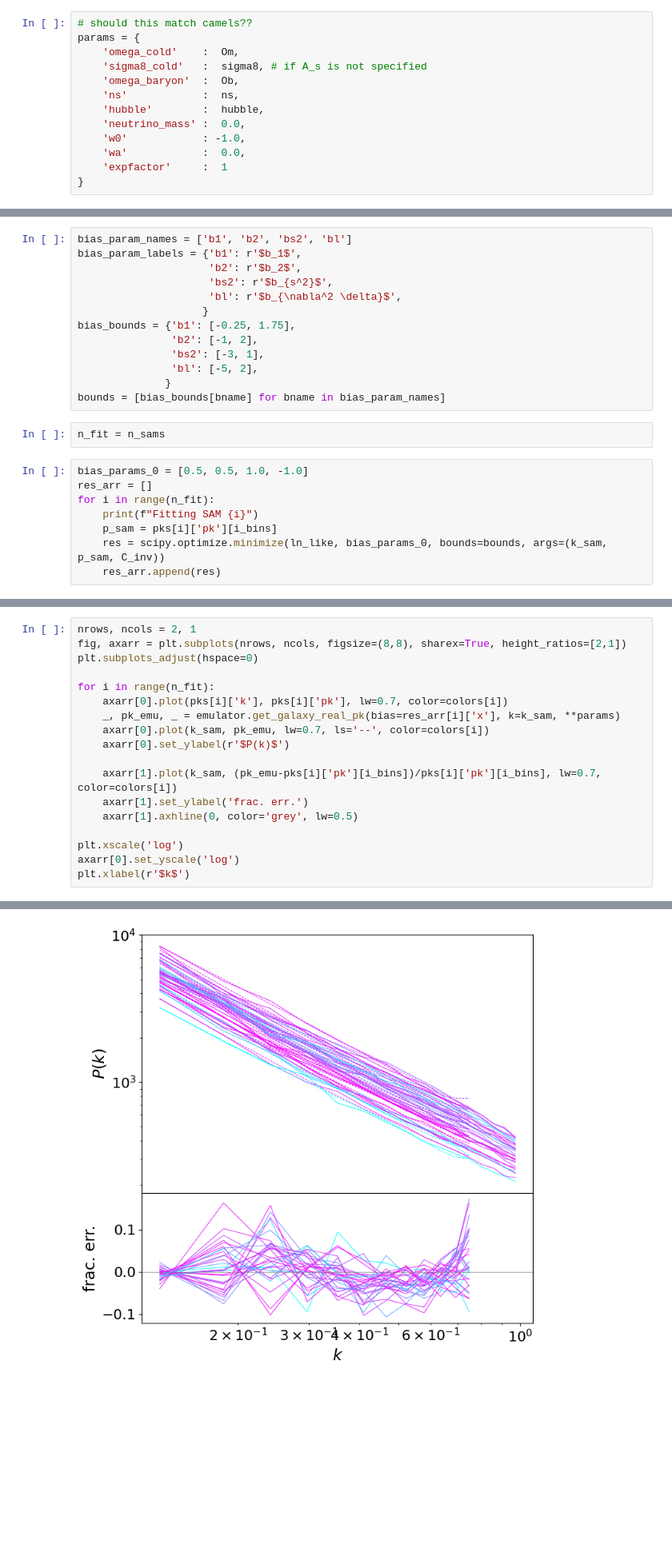
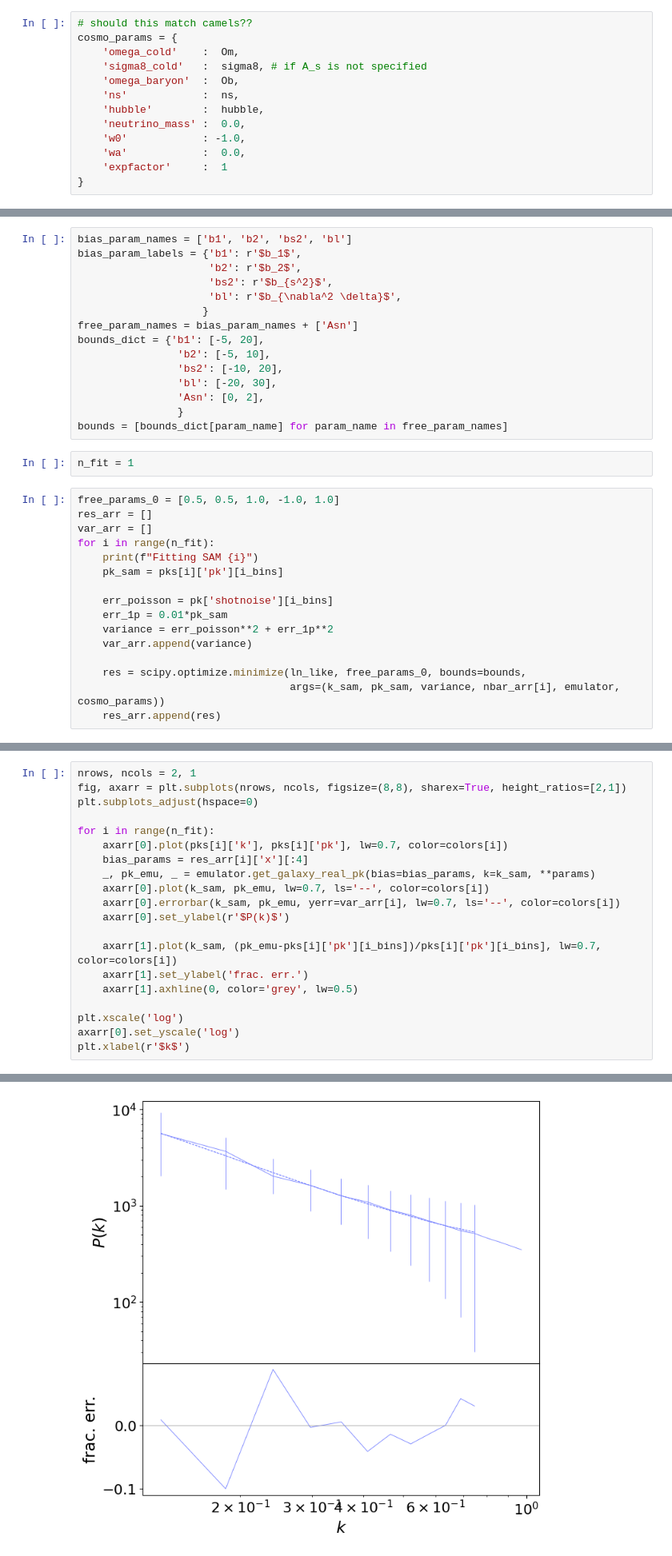
Before and after one commit to kstoreyf/biasexp-target-observable, a Jupyter notebook: notebooks/2023-12-24_camels-sam_biasexp_fit.ipynb, the cells around one changed output, grey strips where cells are left out. Shown at 80% size. Saved outputs shown, nothing was run; the diff lists cells and outputs as text; blank space fills up the shorter version.

```diff
--- a/notebooks/2023-12-24_camels-sam_biasexp_fit.ipynb
+++ b/notebooks/2023-12-24_camels-sam_biasexp_fit.ipynb
@@ -494,7 +497,7 @@ https://scikit-learn.org/stable/model_persistence.html#security-maintainability-
 #k = np.logspace(-1.9, np.log10(emulator.emulator['nonlinear']['k'].max()), num=100)
 # %%
 # should this match camels??
-params = {
+cosmo_params = {
     'omega_cold'    :  Om,
     'sigma8_cold'   :  sigma8, # if A_s is not specified
     'omega_baryon'  :  Ob,
@@ -526,21 +535,31 @@ bias_param_labels = {'b1': r'$b_1$',
                      'bs2': r'$b_{s^2}$',
                      'bl': r'$b_{\nabla^2 \delta}$',
                     }
-bias_bounds = {'b1': [-0.25, 1.75],
-               'b2': [-1, 2],
-               'bs2': [-3, 1],
-               'bl': [-5, 2],
-              }
-bounds = [bias_bounds[bname] for bname in bias_param_names]
+free_param_names = bias_param_names + ['Asn']
+bounds_dict = {'b1': [-5, 20],
+                'b2': [-5, 10],
+                'bs2': [-10, 20],
+                'bl': [-20, 30],
+                'Asn': [0, 2],
+                }
+bounds = [bounds_dict[param_name] for param_name in free_param_names]
 # %%
-n_fit = n_sams
+n_fit = 1
 # %%
-bias_params_0 = [0.5, 0.5, 1.0, -1.0]
+free_params_0 = [0.5, 0.5, 1.0, -1.0, 1.0]
 res_arr = []
+var_arr = []
 for i in range(n_fit):
     print(f"Fitting SAM {i}")
-    p_sam = pks[i]['pk'][i_bins]
-    res = scipy.optimize.minimize(ln_like, bias_params_0, bounds=bounds, args=(k_sam, p_sam, C_inv))
+    pk_sam = pks[i]['pk'][i_bins]
+
+    err_poisson = pk['shotnoise'][i_bins]
+    err_1p = 0.01*pk_sam
+    variance = err_poisson**2 + err_1p**2
+    var_arr.append(variance)
+
+    res = scipy.optimize.minimize(ln_like, free_params_0, bounds=bounds,
+                                  args=(k_sam, pk_sam, variance, nbar_arr[i], emulator, cosmo_params))
     res_arr.append(res)
 # %% [output]
 Fitting SAM 0
@@ -567,24 +570,26 @@ print(np.sum([res['success'] for res in res_arr]))
 # %%
 nrows, ncols = 2, 1
 fig, axarr = plt.subplots(nrows, ncols, figsize=(8,8), sharex=True, height_ratios=[2,1])
 plt.subplots_adjust(hspace=0)
 
 for i in range(n_fit):
     axarr[0].plot(pks[i]['k'], pks[i]['pk'], lw=0.7, color=colors[i])
-    _, pk_emu, _ = emulator.get_galaxy_real_pk(bias=res_arr[i]['x'], k=k_sam, **params)
+    bias_params = res_arr[i]['x'][:4]
+    _, pk_emu, _ = emulator.get_galaxy_real_pk(bias=bias_params, k=k_sam, **params)
     axarr[0].plot(k_sam, pk_emu, lw=0.7, ls='--', color=colors[i])
+    axarr[0].errorbar(k_sam, pk_emu, yerr=var_arr[i], lw=0.7, ls='--', color=colors[i])
     axarr[0].set_ylabel(r'$P(k)$')
 
     axarr[1].plot(k_sam, (pk_emu-pks[i]['pk'][i_bins])/pks[i]['pk'][i_bins], lw=0.7, color=colors[i])
     axarr[1].set_ylabel('frac. err.')
     axarr[1].axhline(0, color='grey', lw=0.5)
 
 plt.xscale('log')
 axarr[0].set_yscale('log')
 plt.xlabel(r'$k$')
 # %% [output]
 Text(0.5, 0, '$k$')
-[figure, old version]
+[figure, new version]
 # %% [markdown]
 ## Plot bias params
 # %%
```
Also changed, not shown: parts of 11 cells of this notebook, 2 other files.
